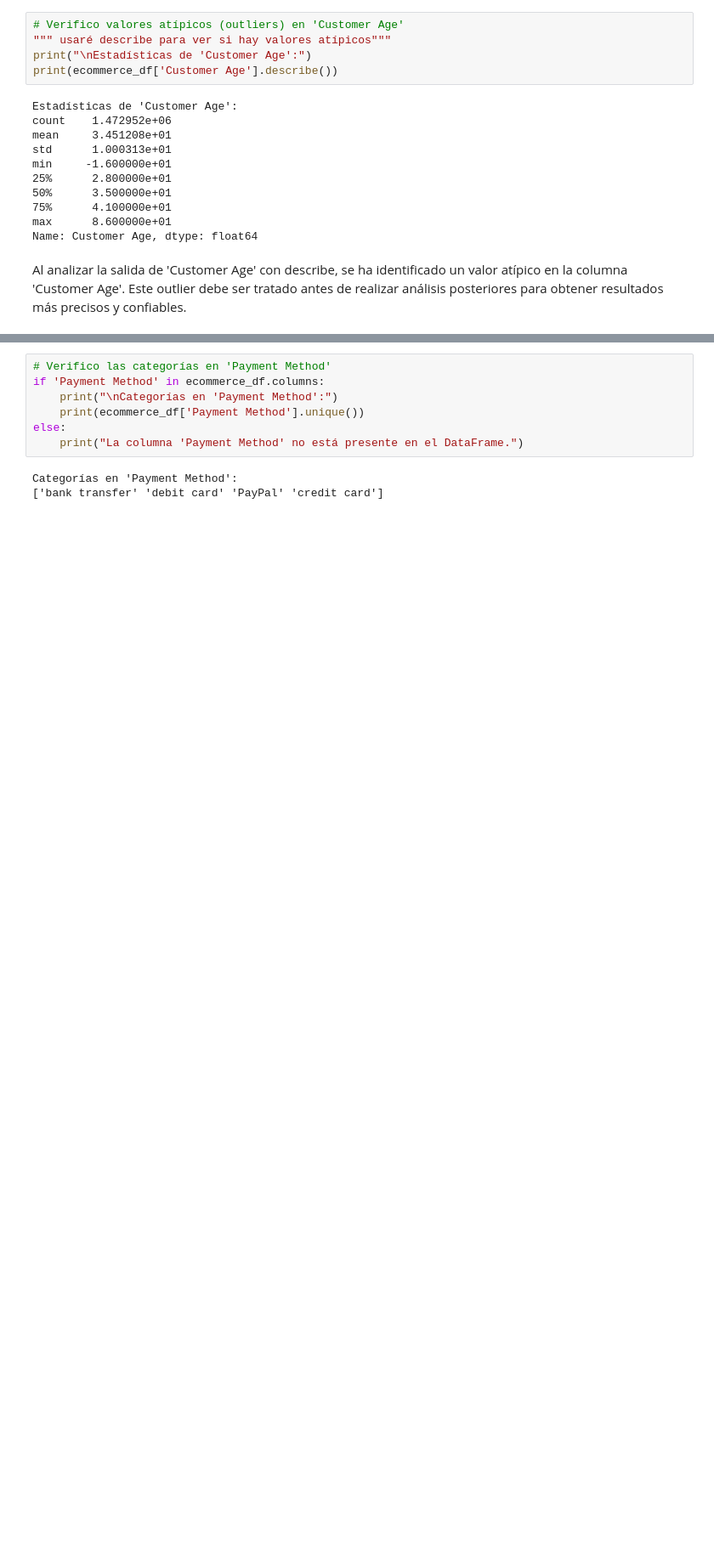
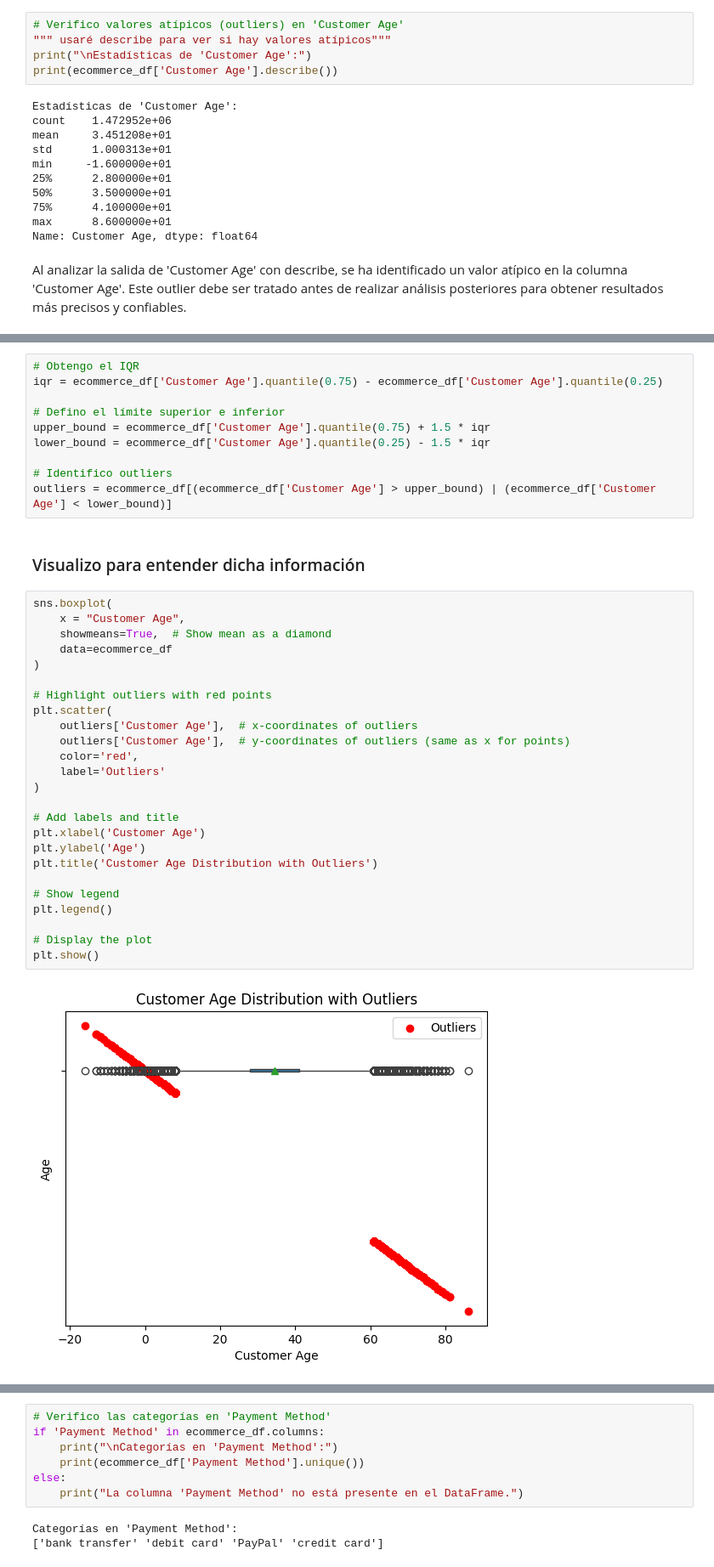
Before and after one commit to No-Country-simulation/c19-107-ft-data-bi-Fraude-en-Transacciones-Financieras, a Jupyter notebook: Notebook ETL & EDA/ETL.ipynb, the cells around one changed output, grey strips where cells are left out. Shown at 85% size. Drawn from its saved outputs; the diff is of its cells as text; blank space fills up the shorter version.

```diff
--- a/Notebook ETL & EDA/ETL.ipynb
+++ b/Notebook ETL & EDA/ETL.ipynb
@@ -307,0 +270,39 @@ Al analizar la salida de 'Customer Age' con describe, se ha identificado un valo
+# %%
+# Obtengo el IQR
+iqr = ecommerce_df['Customer Age'].quantile(0.75) - ecommerce_df['Customer Age'].quantile(0.25)
+
+# Defino el límite superior e inferior
+upper_bound = ecommerce_df['Customer Age'].quantile(0.75) + 1.5 * iqr
+lower_bound = ecommerce_df['Customer Age'].quantile(0.25) - 1.5 * iqr
+
+# Identifico outliers
+outliers = ecommerce_df[(ecommerce_df['Customer Age'] > upper_bound) | (ecommerce_df['Customer Age'] < lower_bound)]
+# %% [markdown]
+### Visualizo para entender dicha información
+# %%
+sns.boxplot(
+    x = "Customer Age",
+    showmeans=True,  # Show mean as a diamond
+    data=ecommerce_df
+)
+
+# Highlight outliers with red points
+plt.scatter(
+    outliers['Customer Age'],  # x-coordinates of outliers
+    outliers['Customer Age'],  # y-coordinates of outliers (same as x for points)
+    color='red',
+    label='Outliers'
+)
+
+# Add labels and title
+plt.xlabel('Customer Age')
+plt.ylabel('Age')
+plt.title('Customer Age Distribution with Outliers')
+
+# Show legend
+plt.legend()
+
+# Display the plot
+plt.show()
+# %% [output]
+[figure, added]
```
Also changed, not shown: parts of 22 cells of this notebook.
